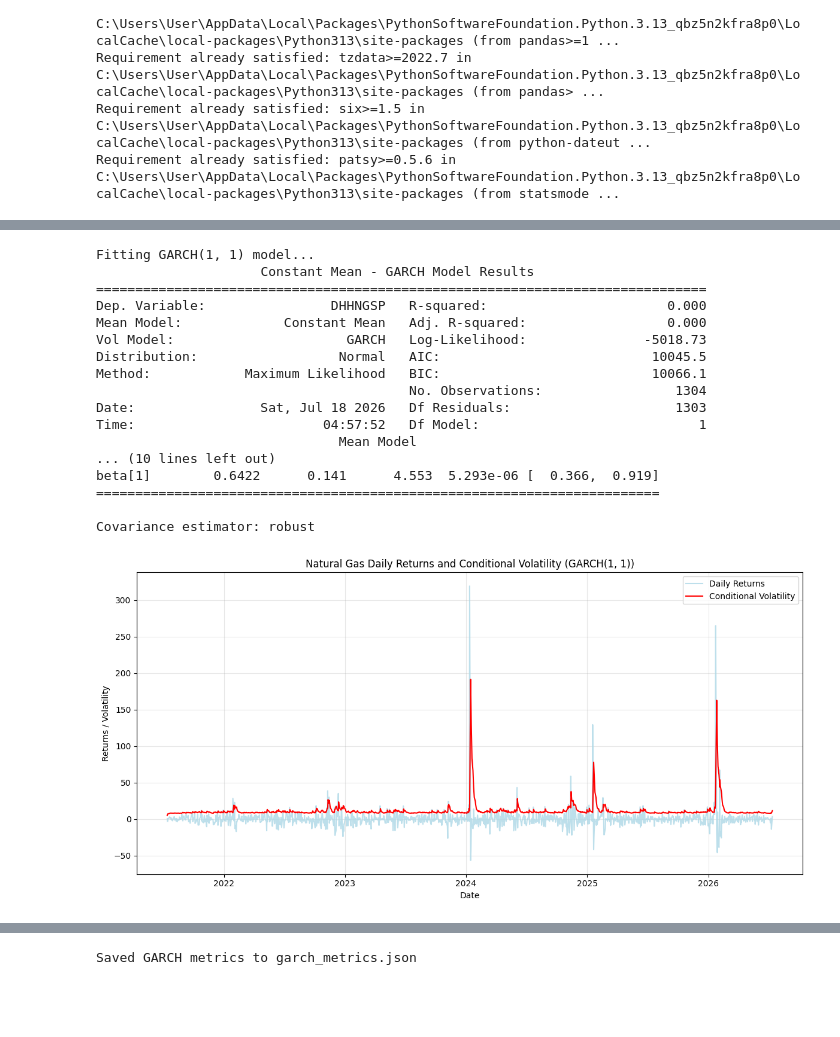
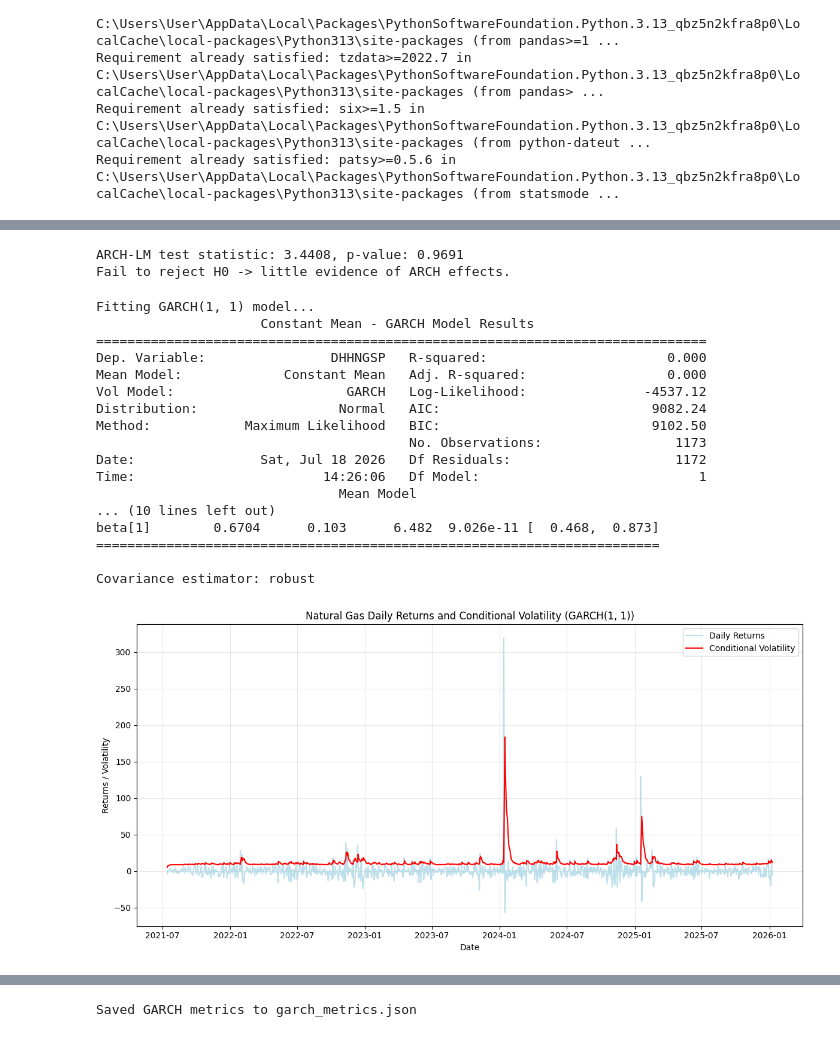
Before and after one commit to goyumsamuditha/Q2_time-series-forecasting, a Jupyter notebook: notebooks/Volatility_GARCH.ipynb, the cells around one changed output, grey strips where cells are left out. Cells and saved outputs as stored; diff of their text form; code cells hidden in the pictures; blank space fills up the shorter version.

Commit message:
Implement code changes to garch model

```diff
--- a/notebooks/Volatility_GARCH.ipynb
+++ b/notebooks/Volatility_GARCH.ipynb
@@ -42,10 +48,23 @@ df
 # %%
 # Prepare Returns for GARCH Model
 returns = 100 * df['DHHNGSP'].pct_change().dropna()  # Calculate daily returns and drop NaN values
+# %%
+arch_test_stat, arch_p_value, _, _ = het_arch(returns)
+print(f"ARCH-LM test statistic: {arch_test_stat:.4f}, p-value: {arch_p_value:.4f}")
+if arch_p_value < 0.05:
+    print("Reject H0 -> ARCH effects present -> GARCH modeling is justified.")
+else:
+    print("Fail to reject H0 -> little evidence of ARCH effects.")
+# %% [output]
+ARCH-LM test statistic: 3.4408, p-value: 0.9691
+Fail to reject H0 -> little evidence of ARCH effects.
 # %%
 # fit GARCH(1, 1) model
 print("Fitting GARCH(1, 1) model...")
-garch_model = arch_model(returns, vol='Garch', p=1, q=1)
+train_size = int(len(returns) * 0.9)
+returns_train, returns_test = returns[:train_size], returns[train_size:]
+
+garch_model = arch_model(returns_train, vol='Garch', p=1, q=1)
 
 garch_fit = garch_model.fit(disp='off') # disp='off' suppresses the output of the fitting process
 print(garch_fit.summary())
@@ -55,15 +74,15 @@ Fitting GARCH(1, 1) model...
 ==============================================================================
 Dep. Variable:                DHHNGSP   R-squared:                       0.000
 Mean Model:             Constant Mean   Adj. R-squared:                  0.000
-Vol Model:                      GARCH   Log-Likelihood:               -5018.73
-Distribution:                  Normal   AIC:                           10045.5
-Method:            Maximum Likelihood   BIC:                           10066.1
-                                        No. Observations:                 1304
-Date:                Sat, Jul 18 2026   Df Residuals:                     1303
-Time:                        04:57:52   Df Model:                            1
+Vol Model:                      GARCH   Log-Likelihood:               -4537.12
+Distribution:                  Normal   AIC:                           9082.24
+Method:            Maximum Likelihood   BIC:                           9102.50
+                                        No. Observations:                 1173
+Date:                Sat, Jul 18 2026   Df Residuals:                     1172
+Time:                        14:26:06   Df Model:                            1
                                Mean Model
 ... (10 lines left out)
-beta[1]        0.6422      0.141      4.553  5.293e-06 [  0.366,  0.919]
+beta[1]        0.6704      0.103      6.482  9.026e-11 [  0.468,  0.873]
 ========================================================================
 
 Covariance estimator: robust
@@ -70,14 +96,14 @@ Covariance estimator: robust
 # %%
 # Visualize volatility clusters
 plt.figure(figsize=(12, 6))
-plt.plot(returns.index, returns, label='Daily Returns', color='lightblue', alpha=0.8)
-plt.plot(returns.index, garch_fit.conditional_volatility, label='Conditional Volatility', color='red', linewidth=1.5)
+plt.plot(returns_train.index, returns_train, label='Daily Returns', color='lightblue', alpha=0.8)
+plt.plot(returns_train.index, garch_fit.conditional_volatility, label='Conditional Volatility', color='red', linewidth=1.5)
 plt.title('Natural Gas Daily Returns and Conditional Volatility (GARCH(1, 1))')
 plt.xlabel('Date')
 plt.ylabel('Returns / Volatility')
 plt.legend()
 plt.grid(True, alpha=0.3)
 plt.tight_layout()
 plt.show()
 # %% [output]
-[figure, old version]
+[figure, new version]
```
Also changed, not shown: parts of 7 cells of this notebook.
